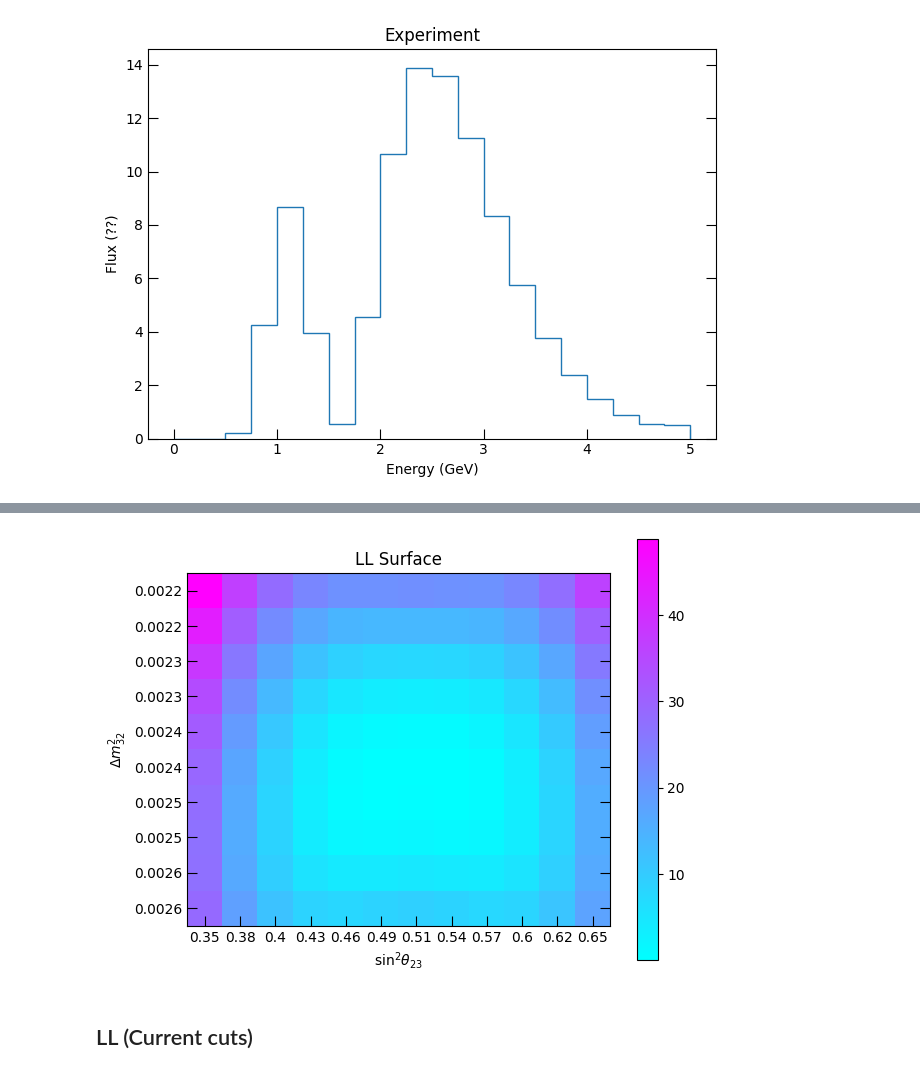
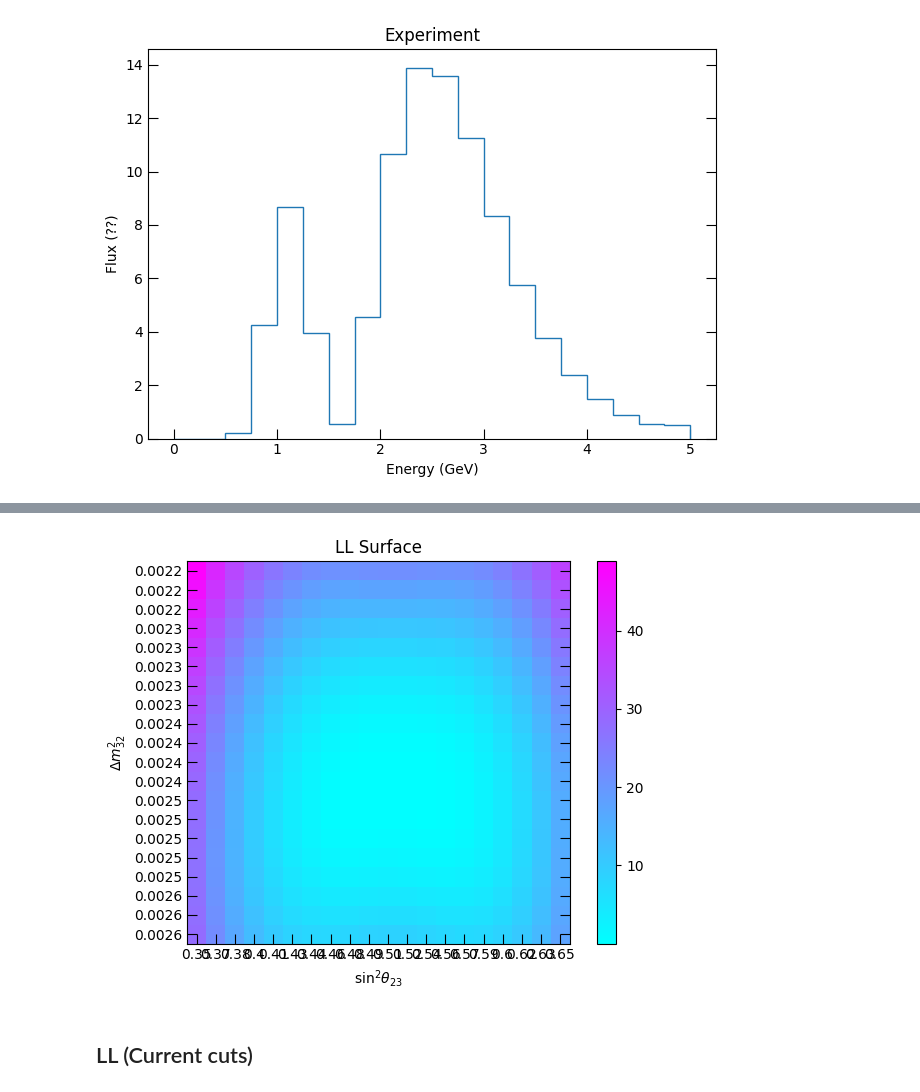
Before and after one commit to aditya-marathe/msci-project, a Jupyter notebook: src/notebooks/least_log_likelihood.ipynb, the cells around one changed output, grey strips where cells are left out. Drawn from its saved outputs; the diff is of its cells as text; code cells hidden in the pictures.

```diff
--- a/src/notebooks/least_log_likelihood.ipynb
+++ b/src/notebooks/least_log_likelihood.ipynb
@@ -151,9 +153,9 @@ plt.tight_layout();
 # Calculating Least Likelihood...
 
 # Possible osc. parameters in the multi-verse...
-d_m32_array = np.linspace(2.2E-3, 2.6E-3, 10)
-sin_sq_23_array = np.linspace(0.35, 0.65, 12)
-d_cp_array = np.linspace(0, 2 * np.pi, 6)
+d_m32_array = np.linspace(2.2E-3, 2.6E-3, 20)
+sin_sq_23_array = np.linspace(0.35, 0.65, 20)
+d_cp_array = np.linspace(0, 2 * np.pi, 20)
 
 asimov_array = fluxtools.makeNuMuAsimovArray(
     lognormflux,
@@ -163,7 +165,7 @@ asimov_array = fluxtools.makeNuMuAsimovArray(
     d_cp_array
 )
 
-mu_ll_array = [
+mu_ll_array_test = [
     [
         [
             FitTools.getPoissonLL(asimov, bin_weights) for asimov in asimov_row
@@ -173,22 +175,22 @@ mu_ll_array = [
 # %%
 fig, ax = custom_subplots()
 
-image = ax.imshow(FitTools.profile3Dto2D(mu_ll_array, [2, 1]), cmap='cool')
+image = ax.imshow(FitTools.profile3Dto2D(mu_ll_array_test, [2, 1]), cmap='cool')
 colourbar = fig.colorbar(image)
 
 ax.set_xticks(range(sin_sq_23_array.shape[0]))
 ax.set_yticks(range(d_m32_array.shape[0]))
 
 ax.set_xticklabels(np.round(sin_sq_23_array, 2))
 ax.set_yticklabels(np.round(d_m32_array, 4))
 
 ax.set_title('LL Surface')
 ax.set_xlabel(r'$\text{sin}^2 \theta_{23}$')
 ax.set_ylabel(r'$\Delta m_{32}^2$')
 
 plt.tight_layout();
 # %% [output]
-[figure, old version]
+[figure, new version]
 # %% [markdown]
 ## LL (Current cuts)
 # %%
```
Also changed, not shown: parts of 42 cells of this notebook.
